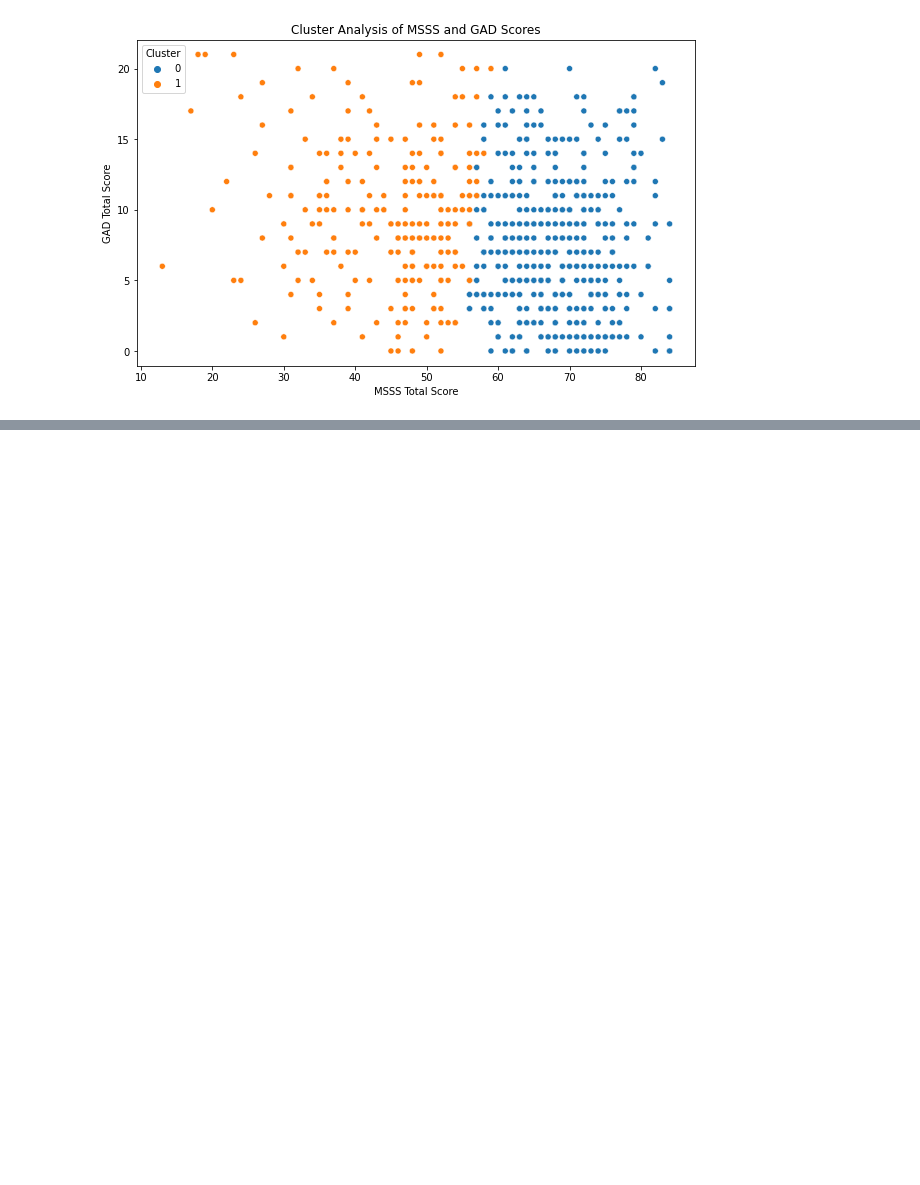
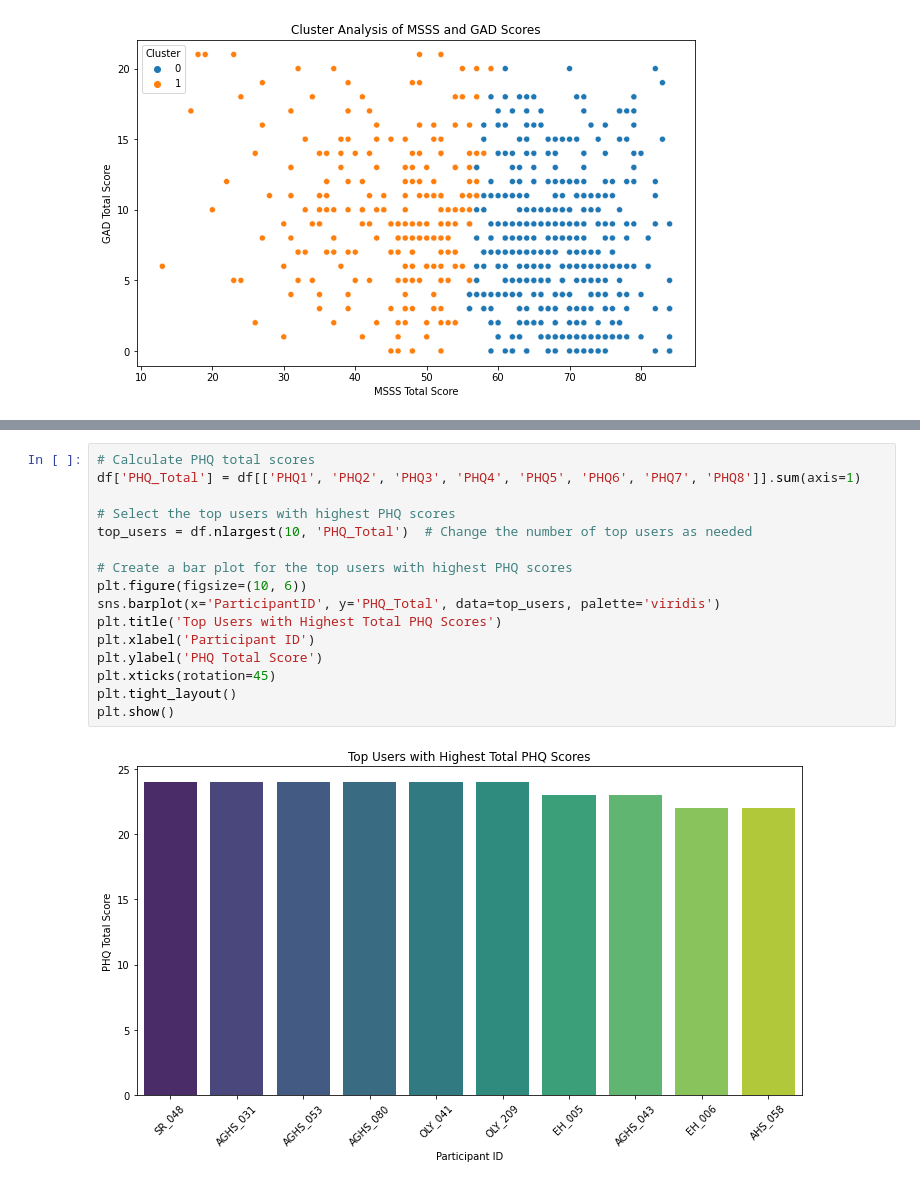
Before and after one commit to BrianNderu/Mental-Assessment-Analysis, a Jupyter notebook: Notebook.ipynb, the cells around one changed output, grey strips where cells are left out. Drawn from its saved outputs; the diff is of its cells as text; blank space fills up the shorter version.

```diff
--- a/Notebook.ipynb
+++ b/Notebook.ipynb
@@ -437,0 +450,18 @@ plt.show()
+# %%
+# Calculate PHQ total scores
+df['PHQ_Total'] = df[['PHQ1', 'PHQ2', 'PHQ3', 'PHQ4', 'PHQ5', 'PHQ6', 'PHQ7', 'PHQ8']].sum(axis=1)
+
+# Select the top users with highest PHQ scores
+top_users = df.nlargest(10, 'PHQ_Total')  # Change the number of top users as needed
+
+# Create a bar plot for the top users with highest PHQ scores
+plt.figure(figsize=(10, 6))
+sns.barplot(x='ParticipantID', y='PHQ_Total', data=top_users, palette='viridis')
+plt.title('Top Users with Highest Total PHQ Scores')
+plt.xlabel('Participant ID')
+plt.ylabel('PHQ Total Score')
+plt.xticks(rotation=45)
+plt.tight_layout()
+plt.show()
+# %% [output]
+[figure, added]
```
Also changed, not shown: parts of 6 cells of this notebook, 1 other file.
